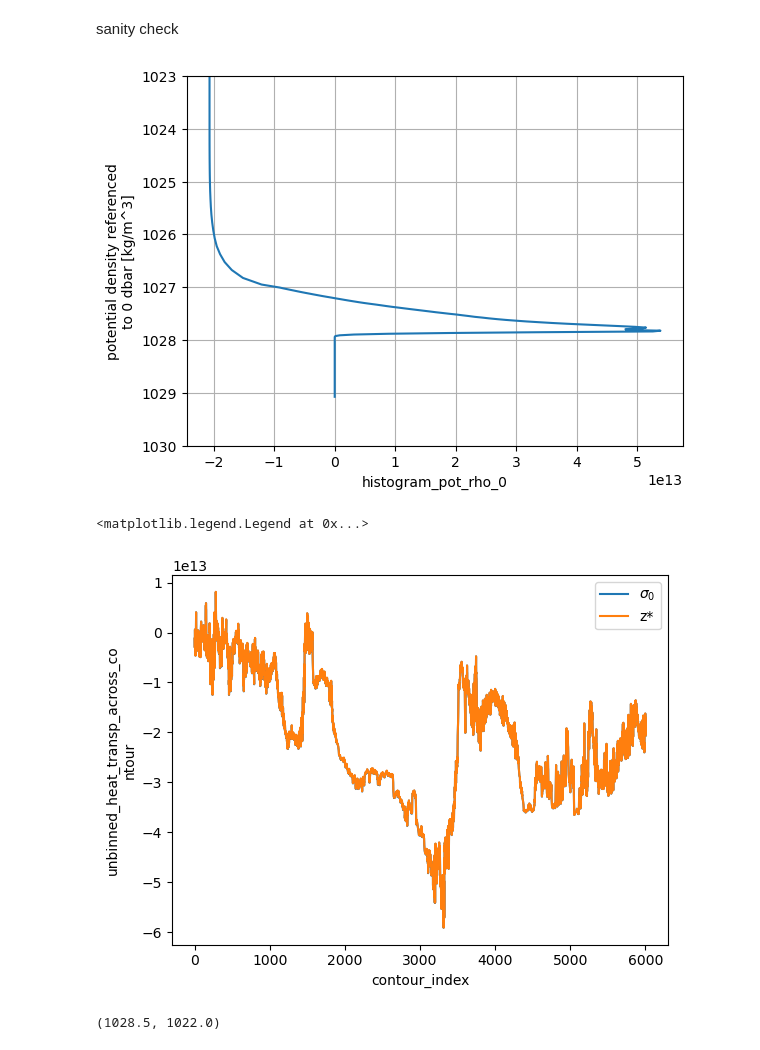
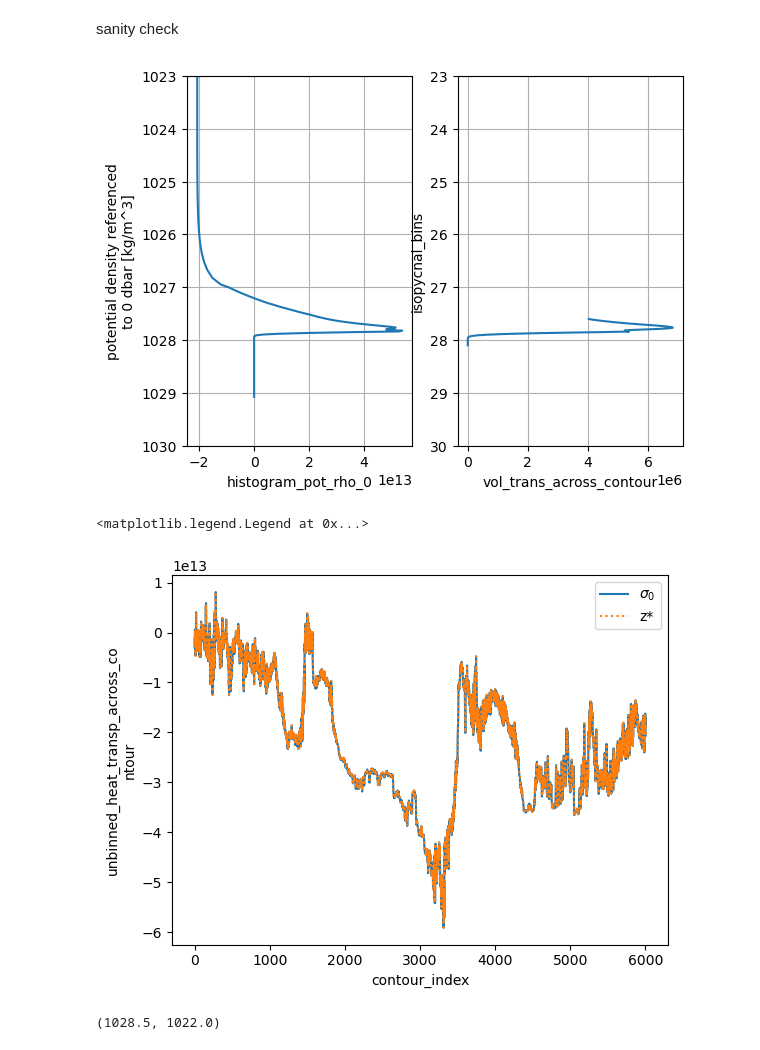
Before and after one commit to willaguiar/ASC_and_heat_transport, a Jupyter notebook: Jupyter/Zstar_to_sigma_eval.ipynb, the cells around one changed output. Cells and saved outputs as stored; diff of their text form; code cells hidden in the pictures.

```diff
--- a/Jupyter/Zstar_to_sigma_eval.ipynb
+++ b/Jupyter/Zstar_to_sigma_eval.ipynb
@@ -192,17 +196,21 @@ CSHT_mean = histogram(rho0_contour,
 # %% [markdown]
 sanity check
 # %%
+plt.subplot(1,2,1)
 CSHT_mean.mean('time').sum('contour_index')[::-1].cumsum().plot(y='potrho0')
 plt.ylim(1030,1023); plt.grid()
+plt.subplot(1,2,2)
+MT.mean('time').sum('contour_index')[::-1].cumsum().plot(y='isopycnal_bins')
+plt.ylim(30,23); plt.grid()
 # %% [output]
-[figure, old version]
+[figure, new version]
 # %%
 CSHT_mean.mean('time').sum('potrho0').cumsum().plot(label=r'$\sigma_0$')
-unbinned_heat_transp_across_contour.mean('time').sum('st_ocean').cumsum().plot(label='z*')
+unbinned_heat_transp_across_contour.mean('time').sum('st_ocean').cumsum().plot(linestyle=':',label='z*')
 plt.legend()
 # %% [output]
 <matplotlib.legend.Legend at 0x...>
-[figure, old version]
+[figure, new version]
 # %%
 #Plotting the contour with a crazy colorbar, so We can see if the upper density levels match
 # the U data plotted below
```
Also changed, not shown: parts of 3 cells of this notebook.
